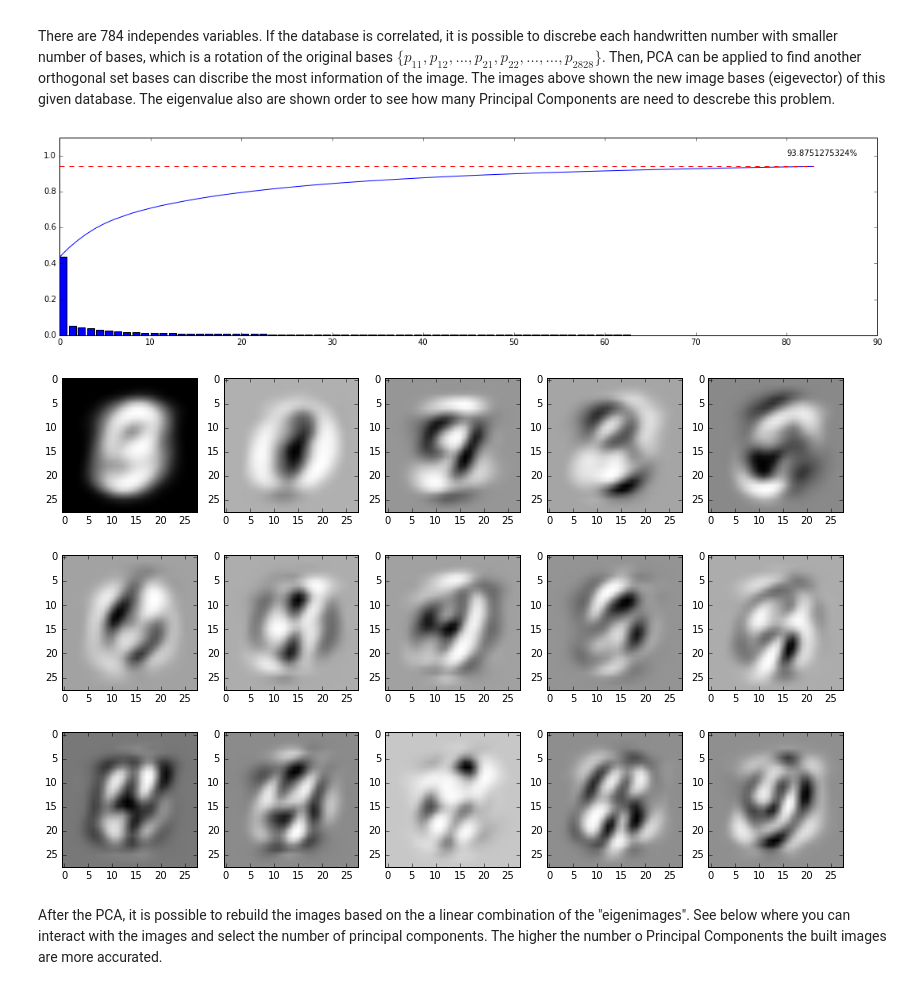
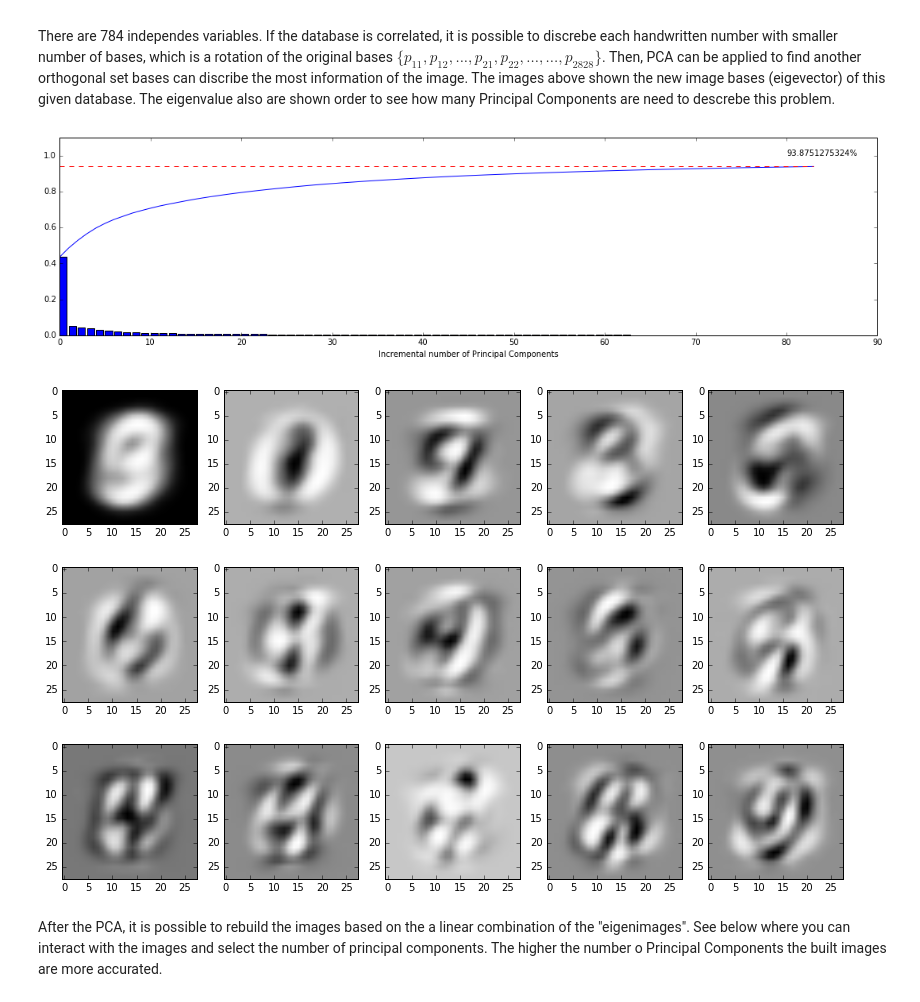
Before and after one commit to jenovencio/Machine_Learning_Applications, a Jupyter notebook: PCA.ipynb, the cells around one changed output. Drawn from its saved outputs; the diff is of its cells as text; code cells hidden in the pictures.

```diff
--- a/PCA.ipynb
+++ b/PCA.ipynb
@@ -239,7 +239,7 @@ for i in range(nvariable):
 f, (ax1) = plt.subplots(1,1,figsize=(15,4),dpi= 80)
 f.tight_layout()
 plt.subplots_adjust(hspace = 0.3, wspace = 0.5)
-
+ax1.set_xlabel('Incremental number of Principal Components')
 
 width = 0.35
 
@@ -249,34 +249,34 @@ ax1.plot(range(nvariable),cumsum)
 ax1.plot(range(nvariable),[cumsum[-1]]*len(cumsum),'r--')
 ax1.set_ylim(ymax = 1.10, ymin = 0)
 ax1.text(80, 1.0, str(cumsum[-1]*100) + "%")
 
 
 def im2vec(im):
     nc, nr = np.shape(im)
     vi = np.zeros([nc*nr,1])
     for i in range(nc):
         vi[i*nc:(i+1)*nc,0] = im[i][:]
     return vi
 
 def vec2im(v,nx):
     im = np.zeros([nx,nx])
     for j in range(nx):
         im[j,:] = v[j*nx:(j+1)*nx]
     return im
 
 pix = 28 # pixels in x direction
 
 
 
 fig, ((ax1,ax2,ax3,ax4,ax5),(ax6,ax7,ax8,ax9,ax10),(ax11,ax12,ax13,ax14,ax15)) = plt.subplots(3,5,figsize=(14,9),dpi= 80)
 ZIM = [] # list with principal images
 npi = 15 # number of images
 for i in range(npi):
     ZIM.append(vec2im(T[:,i],pix))
     strplot = "ax" + str(i+1) + '.imshow(ZIM[' + str(i) + '], cmap="Greys")'
     exec(strplot)
 # %% [output]
-[figure, old version]
+[figure, new version]
 [figure]
 # %% [markdown]
 After the PCA, it is possible to rebuild the images based on the a linear combination of the "eigenimages".
```
Also changed, not shown: parts of 4 cells of this notebook.
